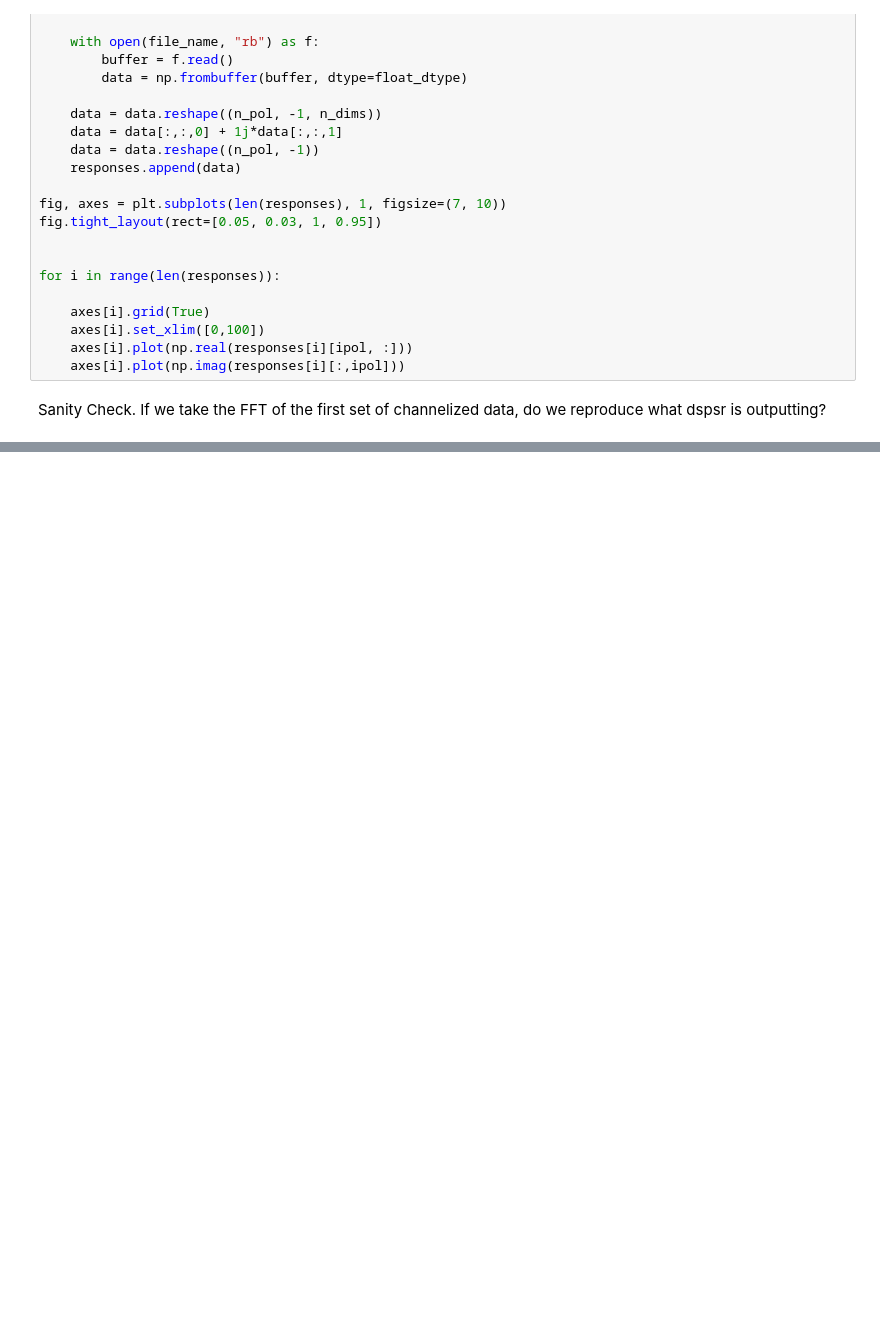
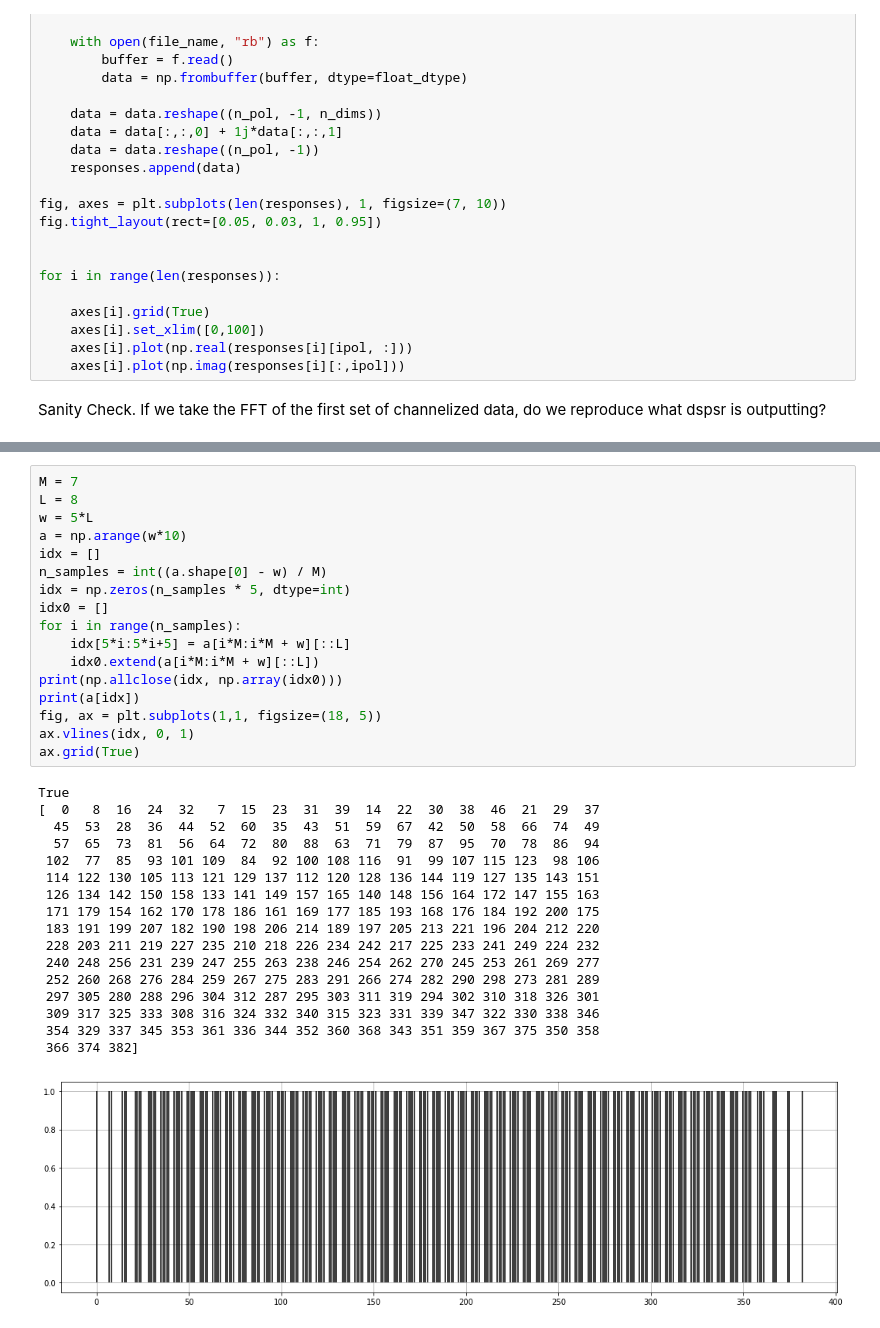
Before and after one commit to dean-shaff/PST_Matlab_pulsar_signal_processing_model_CDR, a Jupyter notebook: read_PFB_inversion.ipynb, the cells around one changed output, grey strips where cells are left out. Cells and saved outputs as stored; diff of their text form; blank space fills up the shorter version.

```diff
--- a/read_PFB_inversion.ipynb
+++ b/read_PFB_inversion.ipynb
@@ -353,0 +376,35 @@ axes[2].set_title("Difference between Numpy and dspsr");
+# %%
+M = 7
+L = 8
+w = 5*L
+a = np.arange(w*10)
+idx = []
+n_samples = int((a.shape[0] - w) / M)
+idx = np.zeros(n_samples * 5, dtype=int)
+idx0 = []
+for i in range(n_samples):
+    idx[5*i:5*i+5] = a[i*M:i*M + w][::L]
+    idx0.extend(a[i*M:i*M + w][::L])
+print(np.allclose(idx, np.array(idx0)))
+print(a[idx])
+fig, ax = plt.subplots(1,1, figsize=(18, 5))
+ax.vlines(idx, 0, 1)
+ax.grid(True)
+# %% [output]
+True
+[  0   8  16  24  32   7  15  23  31  39  14  22  30  38  46  21  29  37
+  45  53  28  36  44  52  60  35  43  51  59  67  42  50  58  66  74  49
+  57  65  73  81  56  64  72  80  88  63  71  79  87  95  70  78  86  94
+ 102  77  85  93 101 109  84  92 100 108 116  91  99 107 115 123  98 106
+ 114 122 130 105 113 121 129 137 112 120 128 136 144 119 127 135 143 151
+ 126 134 142 150 158 133 141 149 157 165 140 148 156 164 172 147 155 163
+ 171 179 154 162 170 178 186 161 169 177 185 193 168 176 184 192 200 175
+ 183 191 199 207 182 190 198 206 214 189 197 205 213 221 196 204 212 220
+ 228 203 211 219 227 235 210 218 226 234 242 217 225 233 241 249 224 232
+ 240 248 256 231 239 247 255 263 238 246 254 262 270 245 253 261 269 277
+ 252 260 268 276 284 259 267 275 283 291 266 274 282 290 298 273 281 289
+ 297 305 280 288 296 304 312 287 295 303 311 319 294 302 310 318 326 301
+ 309 317 325 333 308 316 324 332 340 315 323 331 339 347 322 330 338 346
+ 354 329 337 345 353 361 336 344 352 360 368 343 351 359 367 375 350 358
+ 366 374 382]
+[figure, added]
```
Also changed, not shown: parts of 2 cells of this notebook, 9 other files.
